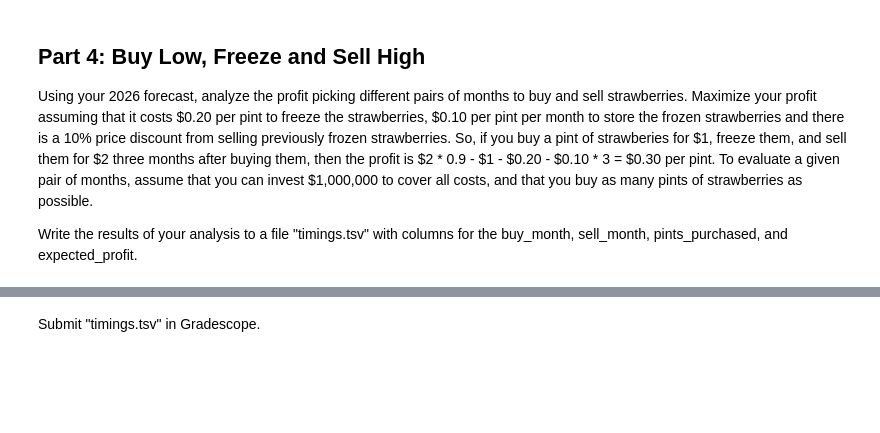
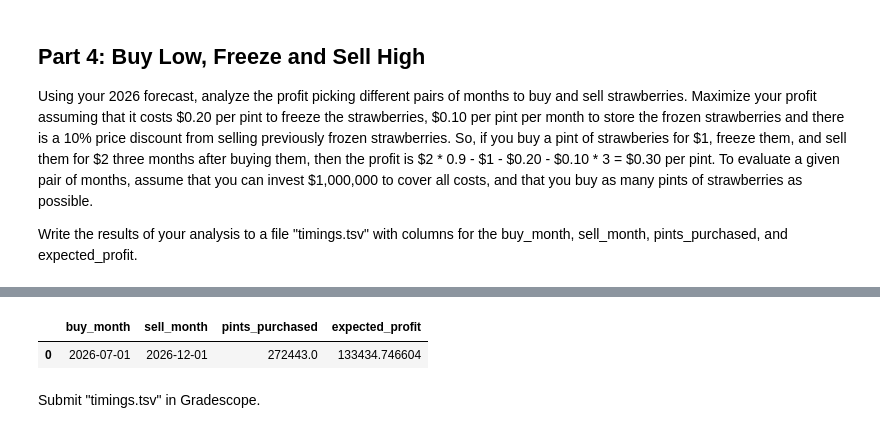
Before and after one commit to calebhadley1/AI_in_the_Field_Coursework, a Jupyter notebook: Week 2/dx704-project-02.ipynb, the cells around one changed output, grey strips where cells are left out. Saved outputs shown, nothing was run; the diff lists cells and outputs as text; code cells hidden in the pictures; blank space fills up the shorter version.

```diff
--- a/Week 2/dx704-project-02.ipynb
+++ b/Week 2/dx704-project-02.ipynb
@@ -387,0 +402,6 @@ Write the results of your analysis to a file "timings.tsv" with columns for the
+# %%
+for i in range(len(forecast_df)):
+  row1 = forecast_df.iloc[i]
+
+  for j in range(i+1, len(forecast_df)):
+    row2 = forecast_df.iloc[j]
@@ -387,0 +473,11 @@ Write the results of your analysis to a file "timings.tsv" with columns for the
+# %%
+timings = pd.DataFrame({
+    'buy_month': [buy_rows[best_profit_idx].month],
+    'sell_month': [sell_rows[best_profit_idx].month],
+    'pints_purchased': [result_pints_purchased[best_profit_idx]],
+    'expected_profit': [profits[best_profit_idx]]
+})
+timings
+# %% [output]
+|  | buy_month | sell_month | pints_purchased | expected_profit |
+| 0 | 2026-07-01 | 2026-12-01 | 272443.0 | 133434.746604 |
```
Also changed, not shown: parts of 4 cells of this notebook, 1 other file.
